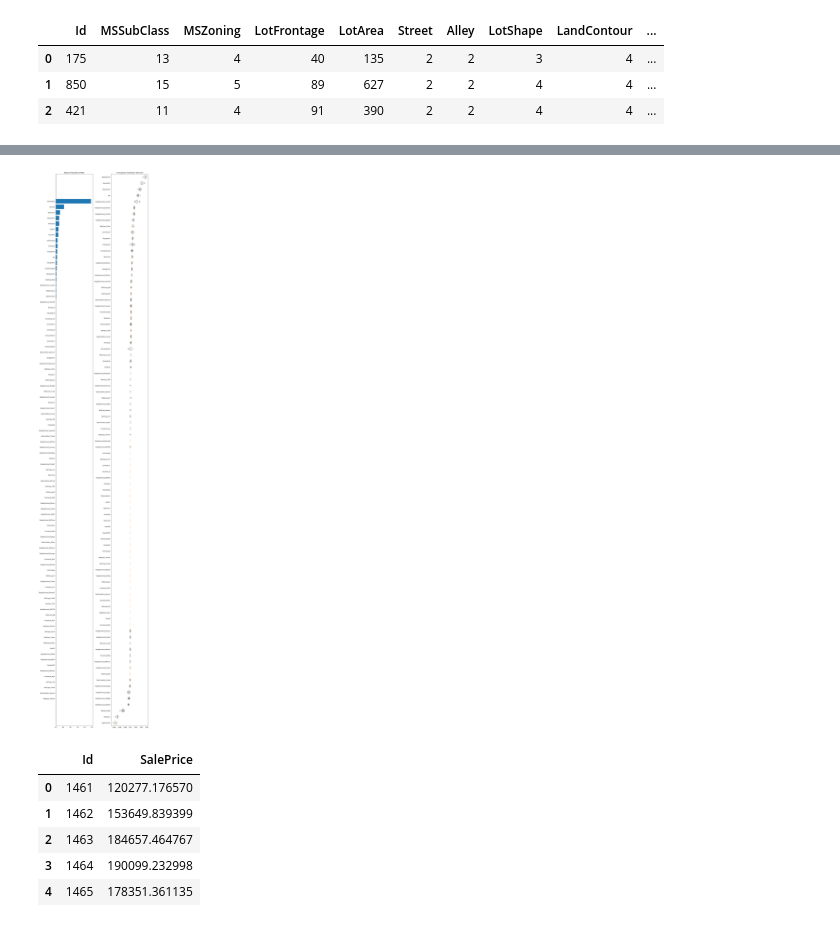
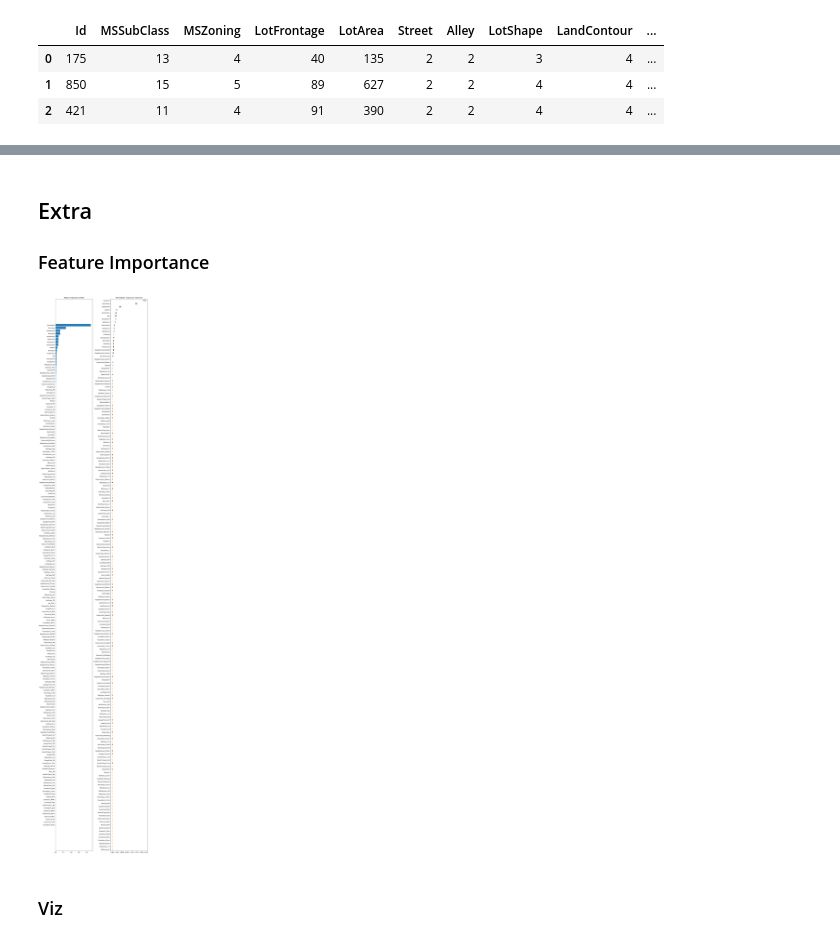
Before and after one commit to lobodemonte/kaggle-competitions, a Jupyter notebook: house-prices/house-prices.ipynb, the cells around one changed output, grey strips where cells are left out. Saved outputs shown, nothing was run; the diff lists cells and outputs as text; code cells hidden in the pictures.

```diff
--- a/house-prices/house-prices.ipynb
+++ b/house-prices/house-prices.ipynb
@@ -252,0 +243,4 @@ r2_score(train[['SalePrice']], reg.predict(X_train)) # 0.9783238580853222
+# %%
+print(len(best_cols))
+print(len(cols))
+cols = best_cols
@@ -252,0 +261,27 @@ r2_score(train[['SalePrice']], reg.predict(X_train)) # 0.9783238580853222
+# %%
+# We will use this function to get the best model
+def get_tuned_model(estimator, param_grid, scoring, X_train, Y_train):
+    from sklearn.model_selection import GridSearchCV
+
+    grid = GridSearchCV(estimator = estimator,
+                       param_grid = param_grid,
+                       scoring = scoring,
+                       cv=3,
+                       n_jobs= -1
+                      )
+
+    tuned = grid.fit(X_train, Y_train)
+
+    print ("Best score: ", tuned.best_score_) # 0.840628507295174
+    print ("Best params: ", tuned.best_params_)
+    print ("IS Score: ", tuned.score(X_train, Y_train)) # 0.8698092031425365
+
+    return tuned
+# %%
+param_grid = {
+    "learning_rate":  [0.05, 0.075, 0.1, 0.25, 0.5, 0.75, 1],
+    "n_estimators": [500]
+}
+
+gbc = ensemble.GradientBoostingRegressor()
+gbc_tuned = get_tuned_model(gbc, param_grid, "r2", train[cols], train[["SalePrice"]].values.ravel())
@@ -253,38 +310,32 @@ r2_score(train[['SalePrice']], reg.predict(X_train)) # 0.9783238580853222
+# %% [markdown]
+## Extra
+### Feature Importance
+# %%
+gbr = ensemble.GradientBoostingRegressor(**gbc_tuned.best_params_)
+reg = gbr.fit(train[cols], train["SalePrice"])
 # %%
 feature_importance = reg.feature_importances_
 sorted_idx = np.argsort(feature_importance)
+sorted_idx
 pos = np.arange(sorted_idx.shape[0]) + .5
 fig = plt.figure(figsize=(12, 60))
 plt.subplot(1, 2, 1)
 plt.barh(pos, feature_importance[sorted_idx], align='center')
 plt.yticks(pos, np.array(cols)[sorted_idx])
 plt.title('Feature Importance (MDI)')
 
 result = permutation_importance(reg, train[cols], train[['SalePrice']].values.ravel(), n_repeats=10,
                                 random_state=42, n_jobs=2)
 sorted_idx = result.importances_mean.argsort()
 plt.subplot(1, 2, 2)
 plt.boxplot(result.importances[sorted_idx].T,
-            vert=False, labels=np.array(cols)[sorted_idx])
+            vert=False,
+            labels=np.array(cols)[sorted_idx])
 plt.title("Permutation Importance (test set)")
 fig.tight_layout()
 plt.show()
 # %% [output]
-[figure, old version]
+[figure, new version]
-# %%
-pred_test = reg.predict(X_test)
-pred_test
-
-#PassengerId,Survived
-test_res = test[["Id"]].copy()
-test_res["SalePrice"] = pred_test
-test_res.to_csv("my_predictions.csv", index=False)
-test_res.head()
-# %% [output]
-|  | Id | SalePrice |
-| 0 | 1461 | 120277.176570 |
-| 1 | 1462 | 153649.839399 |
-| 2 | 1463 | 184657.464767 |
-| 3 | 1464 | 190099.232998 |
-| 4 | 1465 | 178351.361135 |
+# %% [markdown]
+### Viz
 # %%
```
Also changed, not shown: parts of 26 cells of this notebook, 3 other files.
